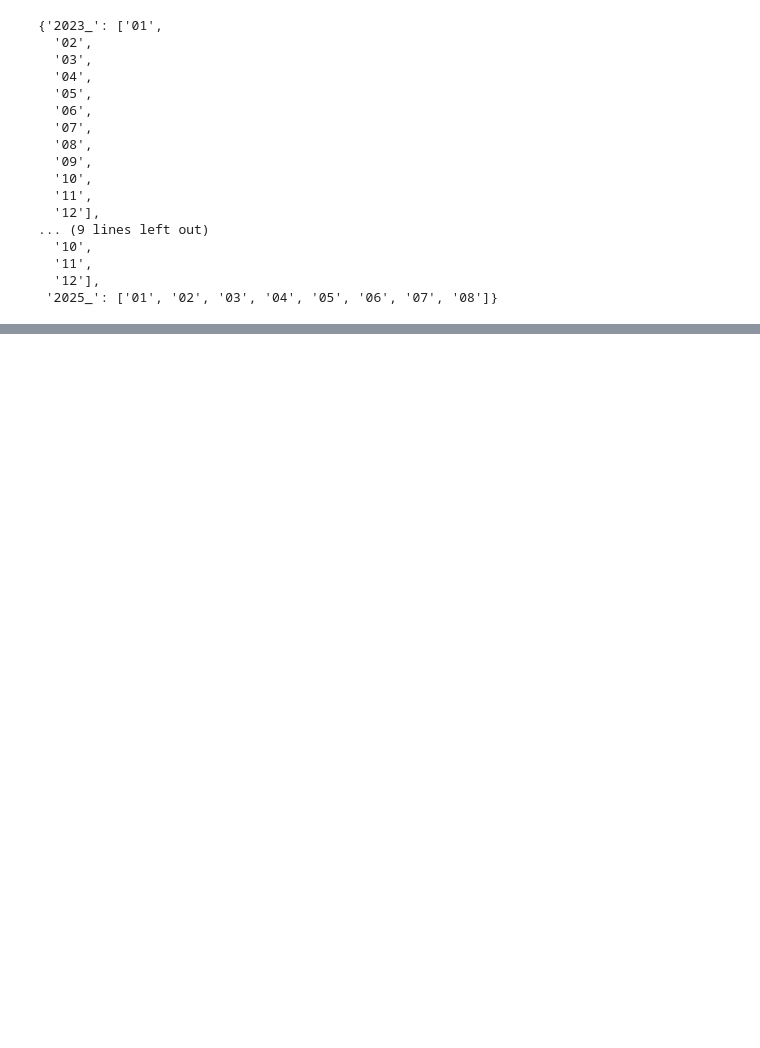
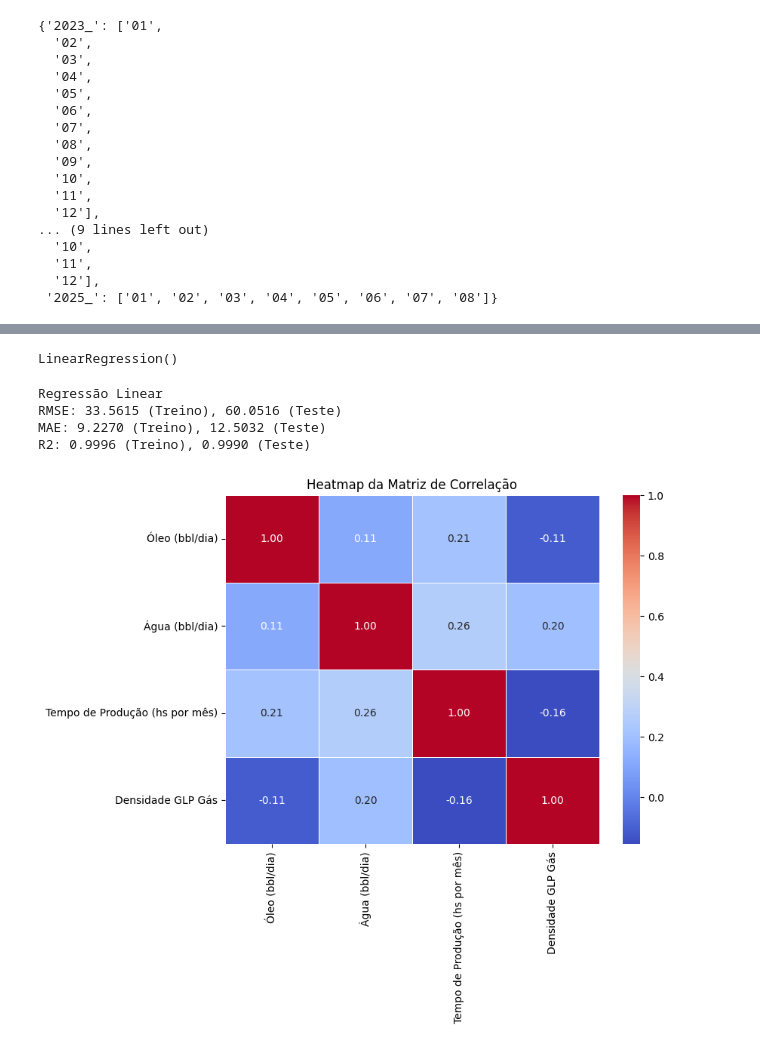
Before and after one commit to icarusrodrigues/MMQ_MSC_Icaro, a Jupyter notebook: clean_data.ipynb, the cells around one changed output, grey strips where cells are left out. Drawn from its saved outputs; the diff is of its cells as text; code cells hidden in the pictures; blank space fills up the shorter version.

Commit message:
Initial LinearRegression model implementation

```diff
--- a/clean_data.ipynb
+++ b/clean_data.ipynb
@@ -110,0 +106,2 @@ dtype: object
+# %%
+df_final.dropna(inplace=True)
@@ -110,0 +133,20 @@ dtype: object
+# %%
+target_column = 'Petróleo (bbl/dia)'
+ignore_columns = ['Período', 'Gás Natural (Mm³/dia) Total', 'Condensado (bbl/dia)',
+       'Volume Gás Royalties (m³/mês)',
+       'Grau API', 'Densidade GLP Líquido', 'PCS GP(kJ/m³)']
+# %%
+sample_df = df_final.sample(frac=.1, random_state=1)
+sample_df.drop_duplicates(inplace=True)
+for col in sample_df.columns:
+    if col not in ignore_columns and col != target_column:
+        Q1 = sample_df[col].quantile(0.25)
+        Q3 = sample_df[col].quantile(0.75)
+        IQR = Q3 - Q1
+
+        lower_bound = Q1 - 1.5 * IQR
+        upper_bound = Q3 + 1.5 * IQR
+
+        sample_df = sample_df[(sample_df[col] >= lower_bound) & (sample_df[col] <= upper_bound)]
+
+sample_df
@@ -110,0 +167,4 @@ dtype: object
+# %%
+X = sample_df.drop(ignore_columns + [target_column], axis=1)
+y = sample_df[target_column]
+X_train, X_test, y_train, y_test = train_test_split(X, y, test_size=0.3, random_state=42)
@@ -110,0 +191,35 @@ dtype: object
+# %%
+model = LinearRegression()
+model.fit(X_train_scaled, y_train)
+# %% [output]
+LinearRegression()
+# %%
+print("Regressão Linear")
+print(f"RMSE: {np.sqrt(mean_squared_error(y_train, model.predict(X_train_scaled))):.4f} (Treino), {np.sqrt(mean_squared_error(y_test, model.predict(X_test_scaled))):.4f} (Teste)")
+print(f"MAE: {mean_absolute_error(y_train, model.predict(X_train_scaled)):.4f} (Treino), {mean_absolute_error(y_test, model.predict(X_test_scaled)):.4f} (Teste)")
+print(f"R2: {r2_score(y_train, model.predict(X_train_scaled)):.4f} (Treino), {r2_score(y_test, model.predict(X_test_scaled)):.4f} (Teste)")
+# %% [output]
+Regressão Linear
+RMSE: 33.5615 (Treino), 60.0516 (Teste)
+MAE: 9.2270 (Treino), 12.5032 (Teste)
+R2: 0.9996 (Treino), 0.9990 (Teste)
+# %%
+import seaborn as sns
+import matplotlib.pyplot as plt
+
+correlation_matrix = X_train.corr()
+
+plt.figure(figsize=(8, 6))
+sns.heatmap(
+    correlation_matrix,
+    annot=True,
+    cmap='coolwarm',
+    fmt=".2f",
+    linewidths=.5,
+    cbar=True
+)
+
+plt.title('Heatmap da Matriz de Correlação')
+plt.show()
+# %% [output]
+[figure, added]
```
Also changed, not shown: parts of 11 cells of this notebook.
